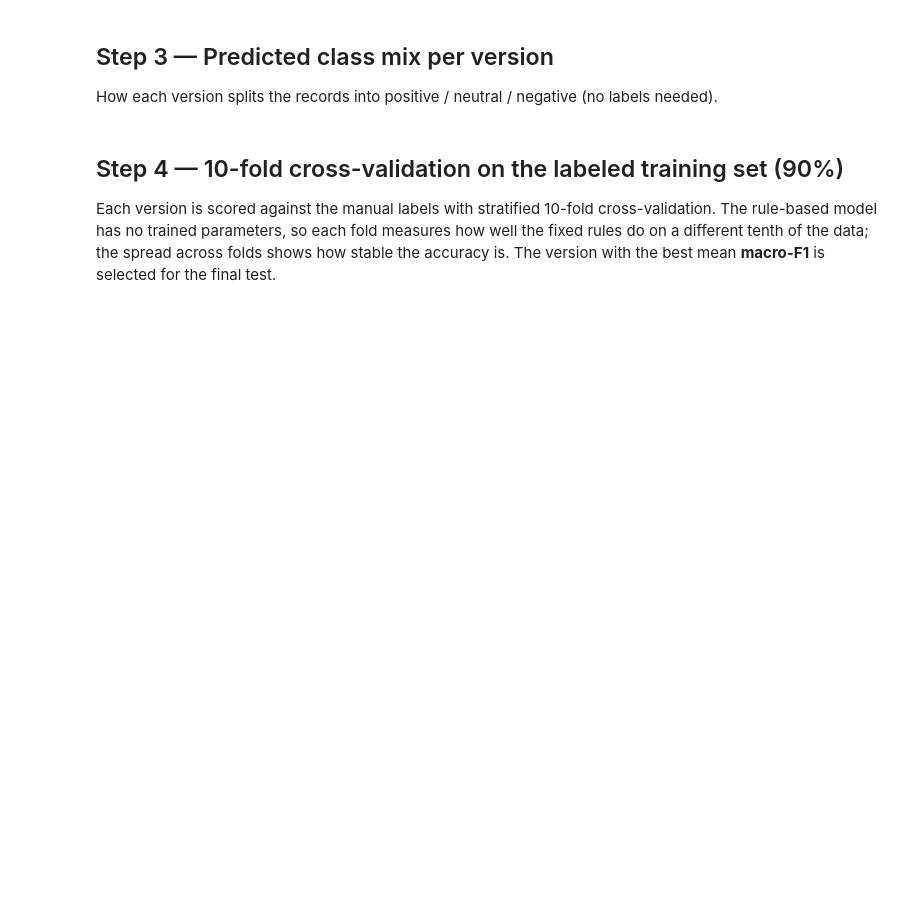
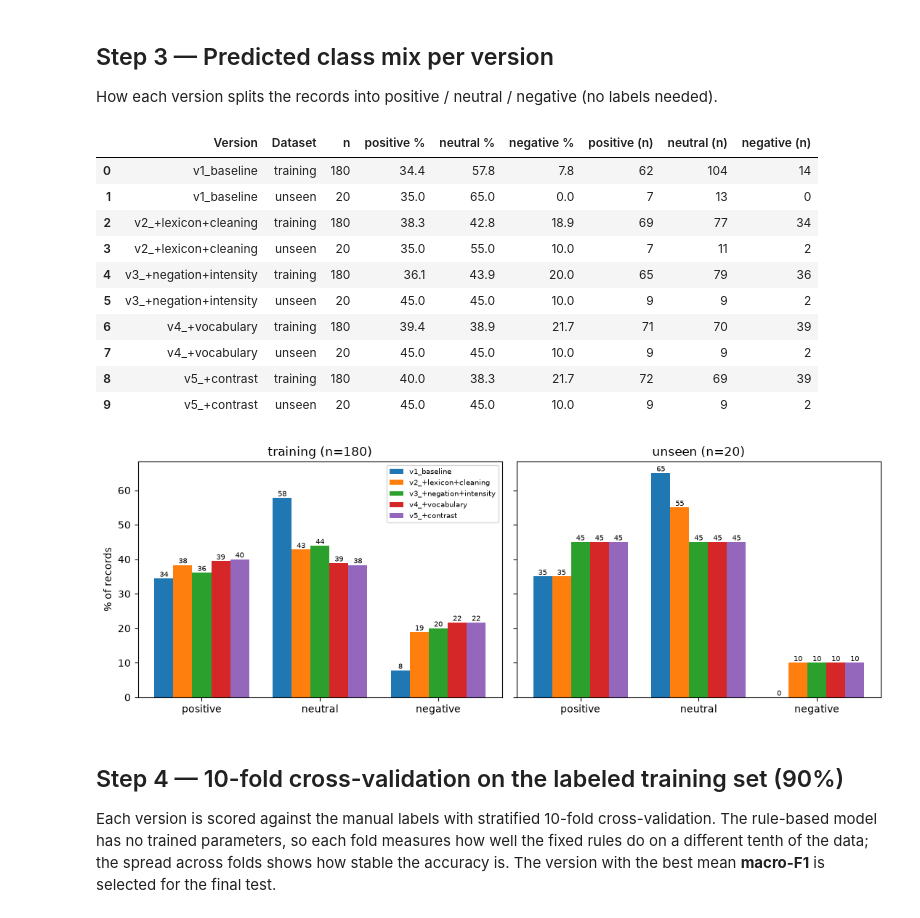
Before and after one commit to LacadenJulianna/Philippine-Education-System-Sentiment-Analysis, a Jupyter notebook: Sentimental_Analysis.ipynb, the cells around one changed output. Saved outputs shown, nothing was run; the diff lists cells and outputs as text; code cells hidden in the pictures; blank space fills up the shorter version.

Commit message:
Add rule versions v4 and v5, run sentiment analysis with LDA topics

```diff
--- a/Sentimental_Analysis.ipynb
+++ b/Sentimental_Analysis.ipynb
@@ -143,6 +154,15 @@ sira delikado panganib takot lungkot malungkot sakit iyak abuso korap kurakot ku
 bumaba""".split()
 BIG_POS, BIG_NEG = set(POS_EN) | set(POS_TL), set(NEG_EN) | set(NEG_TL)
 
+# ---- v4 additions: everyday praise / complaint words and Filipino sighs found missing in v3 ----
+EXTRA_POS = set("""gift cherish honor honors honored award awards awarded excellence achievement achievements respect
+respected blessed blessing inspire inspired inspiration dedicated dedication thankful thankyou salute kudos""".split())
+EXTRA_NEG = set("""hopeless sadly killing kill killed inappropriate shortfall delayed deadly haist hays hayst hayss
+hahayy hay nakakalungkot nakakaawa kawalan inutil walanghiya""".split())
+
+# ---- v5 additions: contrast words (the part after "but / pero" usually carries the opinion) ----
+CONTRAST = {"but", "pero", "kaso", "however", "although", "though", "yet", "subalit", "ngunit"}
+
 NEGATORS = {"not","no","never","without","hardly","barely","nothing","hindi","di","wala","walang","ayaw","hinde"}
 INTENSIFIERS = {"very","so","really","extremely","super","sobra","talaga","grabe","napaka","sobrang"}
 PREFIXES = ["napaka","pinaka","nakaka","magpa","nagpa","mapag","pagka","mag","nag","pag","ma","na","ka","pa"]
@@ -175,14 +195,22 @@ def word_polarity(tok, pos, neg, stem):
 class RuleBasedSentiment:
     """score > band -> positive | score < -band -> negative | otherwise -> neutral"""
     def __init__(self, big_lexicon=False, stemming=False, cleaning=False,
-                 negation=False, intensifiers=False, neutral_band=0.0):
+                 negation=False, intensifiers=False, neutral_band=0.0,
+                 extra_vocab=False, contrast=False, join_hyphens=False):
         self.big, self.stem, self.clean = big_lexicon, stemming, cleaning
         self.neg_on, self.int_on, self.band = negation, intensifiers, neutral_band
+        self.contrast, self.join_hyphens = contrast, join_hyphens
         self.pos, self.neg = (BIG_POS, BIG_NEG) if big_lexicon else (SMALL_POS, SMALL_NEG)
+        if extra_vocab:
+            self.pos, self.neg = self.pos | EXTRA_POS, self.neg | EXTRA_NEG
 
     def score(self, text):
+        if self.join_hyphens:                       # "never-ending" is one word, not the negator "never"
+            text = re.sub(r"(\w)-(\w)", r"\1\2", str(text))
         toks, total = tokenize(text, self.clean), 0.0
         for i, t in enumerate(toks):
+            if self.contrast and t in CONTRAST:     # halve what came before "but / pero"
+                total *= 0.5; continue
             s = word_polarity(t, self.pos, self.neg, self.stem)
             if s == 0.0: continue
             window = toks[max(0, i-3):i]
@@ -200,12 +228,21 @@ VERSIONS = {
     "v2_+lexicon+cleaning":   dict(big_lexicon=True, stemming=True, cleaning=True),
     "v3_+negation+intensity": dict(big_lexicon=True, stemming=True, cleaning=True,
                                    negation=True, intensifiers=True),
+    "v4_+vocabulary":         dict(big_lexicon=True, stemming=True, cleaning=True,
+                                   negation=True, intensifiers=True, extra_vocab=True),
+    "v5_+contrast":           dict(big_lexicon=True, stemming=True, cleaning=True,
+                                   negation=True, intensifiers=True, extra_vocab=True,
+                                   contrast=True, join_hyphens=True),
 }
 RULE_CHANGE = {
     "v1_baseline":            "Baseline: original small English+Tagalog word list, plain word matching",
     "v2_+lexicon+cleaning":   "Expanded word list (~270 words), Tagalog affix matching (mahirap/nahirapan -> hirap), "
                               "text cleaning (emoji leftovers, 'problem solving'), dropped 'sana'/'mahal'",
     "v3_+negation+intensity": "Negation (3-word window flips polarity) + intensifiers (x1.5)",
+    "v4_+vocabulary":         "Added everyday praise/complaint words (gift, award, respect, hopeless, inutil) "
+                              "and Filipino sighs (haist, hays) that v3 missed",
+    "v5_+contrast":           "Contrast words (but, pero, kaso, however) halve the score before them; "
+                              "hyphenated words kept whole so 'never-ending' is not read as a negation",
 }
 final_clf = RuleBasedSentiment(**VERSIONS[FINAL_VERSION])
 # %% [markdown]
@@ -214,29 +251,42 @@ How each version splits the records into positive / neutral / negative (no label
 # %%
 preds = {n: {"training": RuleBasedSentiment(**p).predict(dev_all["text"].values),
              "unseen":   RuleBasedSentiment(**p).predict(test_all["text"].values)}
          for n, p in VERSIONS.items()}
 
 def share(arr):
     return pd.Series(arr).value_counts(normalize=True).reindex(CLASSES, fill_value=0) * 100
 
 rows = []
 for n in VERSIONS:
     for ds in ("training", "unseen"):
         s = share(preds[n][ds]); cnt = pd.Series(preds[n][ds]).value_counts().reindex(CLASSES, fill_value=0)
         rows.append({"Version": n, "Dataset": ds, "n": len(preds[n][ds]),
                      **{f"{c} %": round(s[c], 1) for c in CLASSES},
                      **{f"{c} (n)": int(cnt[c]) for c in CLASSES}})
 display(pd.DataFrame(rows))
 
 fig, axes = plt.subplots(1, 2, figsize=(11, 4), sharey=True)
 for ax, ds in zip(axes, ("training", "unseen")):
     w, x = 0.8 / len(VERSIONS), np.arange(3)
     for k, n in enumerate(VERSIONS):
         s = share(preds[n][ds]); bars = ax.bar(x + k*w, s.values, w, label=n)
         for b in bars: ax.text(b.get_x()+b.get_width()/2, b.get_height()+0.5, f"{b.get_height():.0f}", ha="center", fontsize=7)
-    ax.set_xticks(x + w); ax.set_xticklabels(CLASSES); ax.set_title(f"{ds} (n={len(preds[n][ds])})")
+    ax.set_xticks(x + w * (len(VERSIONS) - 1) / 2); ax.set_xticklabels(CLASSES); ax.set_title(f"{ds} (n={len(preds[n][ds])})")
 axes[0].set_ylabel("% of records"); axes[0].legend(fontsize=7)
 plt.tight_layout(); plt.show()
+# %% [output]
+|  | Version | Dataset | n | positive % | neutral % | negative % | positive (n) | neutral (n) | negative (n) |
+| 0 | v1_baseline | training | 180 | 34.4 | 57.8 | 7.8 | 62 | 104 | 14 |
+| 1 | v1_baseline | unseen | 20 | 35.0 | 65.0 | 0.0 | 7 | 13 | 0 |
+| 2 | v2_+lexicon+cleaning | training | 180 | 38.3 | 42.8 | 18.9 | 69 | 77 | 34 |
+| 3 | v2_+lexicon+cleaning | unseen | 20 | 35.0 | 55.0 | 10.0 | 7 | 11 | 2 |
+| 4 | v3_+negation+intensity | training | 180 | 36.1 | 43.9 | 20.0 | 65 | 79 | 36 |
+| 5 | v3_+negation+intensity | unseen | 20 | 45.0 | 45.0 | 10.0 | 9 | 9 | 2 |
+| 6 | v4_+vocabulary | training | 180 | 39.4 | 38.9 | 21.7 | 71 | 70 | 39 |
+| 7 | v4_+vocabulary | unseen | 20 | 45.0 | 45.0 | 10.0 | 9 | 9 | 2 |
+| 8 | v5_+contrast | training | 180 | 40.0 | 38.3 | 21.7 | 72 | 69 | 39 |
+| 9 | v5_+contrast | unseen | 20 | 45.0 | 45.0 | 10.0 | 9 | 9 | 2 |
+[figure, added]
 # %% [markdown]
 ## Step 4 — 10-fold cross-validation on the labeled training set (90%)
 Each version is scored against the manual labels with stratified 10-fold cross-validation. The rule-based model has no trained parameters, so each fold measures how well the fixed rules do on a different tenth of the data; the spread across folds shows how stable the accuracy is. The version with the best mean **macro-F1** is selected for the final test.
```
Also changed, not shown: parts of 8 cells of this notebook, 1 other file.
